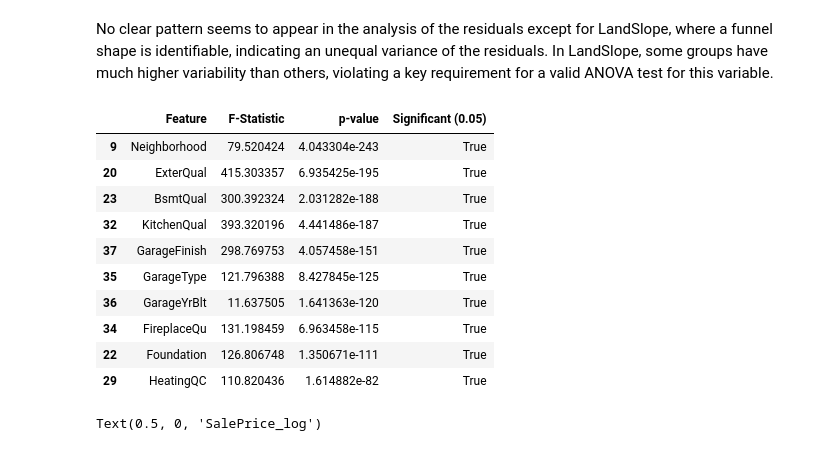
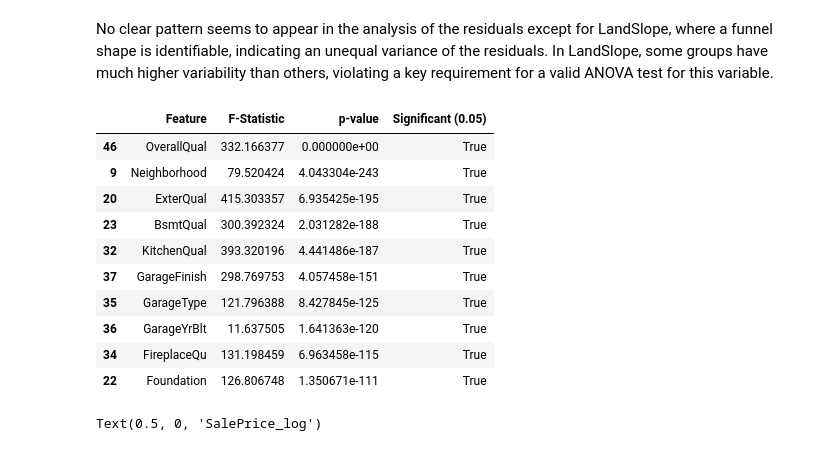
Before and after one commit to cpalescan/cstat, a Jupyter notebook: project_MAIN.ipynb, the cells around one changed output. Cells and saved outputs as stored; diff of their text form; code cells hidden in the pictures.

```diff
--- a/project_MAIN.ipynb
+++ b/project_MAIN.ipynb
@@ -624,24 +624,27 @@ for feature in features:
 # %% [markdown]
 No clear pattern seems to appear in the analysis of the residuals except for LandSlope, where a funnel shape is identifiable, indicating an unequal variance of the residuals. In LandSlope, some groups have much higher variability than others, violating a key requirement for a valid ANOVA test for this variable.
 # %%
-# Out of curiosity we decide to check the results for all the columns
+# Out of curiosity we decide to check the results for all the categorical columns
 all_features = train.select_dtypes(include=["object", "str"]).columns.tolist()
+# OverallQual uses numbers so it gets lost with the previous selection
+all_features.append("OverallQual")
 
 results = []
 for col in all_features:
     groups = [group["SalePrice_log"].values for name, group in train.groupby(col)]
     f_stat, p_val = stats.f_oneway(*groups)
     results.append({
         "Feature": col,
         "F-Statistic": f_stat,
         "p-value": p_val,
         "Significant (0.05)": p_val < 0.05
     })
 
 anova_t = pd.DataFrame(results).sort_values(by="p-value", ascending=True)
 anova_t.head(10)
 # %% [output]
 |  | Feature | F-Statistic | p-value | Significant (0.05) |
+| 46 | OverallQual | 332.166377 | 0.000000e+00 | True |
 | 9 | Neighborhood | 79.520424 | 4.043304e-243 | True |
 | 20 | ExterQual | 415.303357 | 6.935425e-195 | True |
 | 23 | BsmtQual | 300.392324 | 2.031282e-188 | True |
@@ -651,7 +654,6 @@ anova_t.head(10)
 | 36 | GarageYrBlt | 11.637505 | 1.641363e-120 | True |
 | 34 | FireplaceQu | 131.198459 | 6.963458e-115 | True |
 | 22 | Foundation | 126.806748 | 1.350671e-111 | True |
-| 29 | HeatingQC | 110.820436 | 1.614882e-82 | True |
 # %%
 model = ols(f'SalePrice_log ~ Neighborhood', data=train).fit()
 
```
Also changed, not shown: parts of 2 cells of this notebook, 1 other file.
